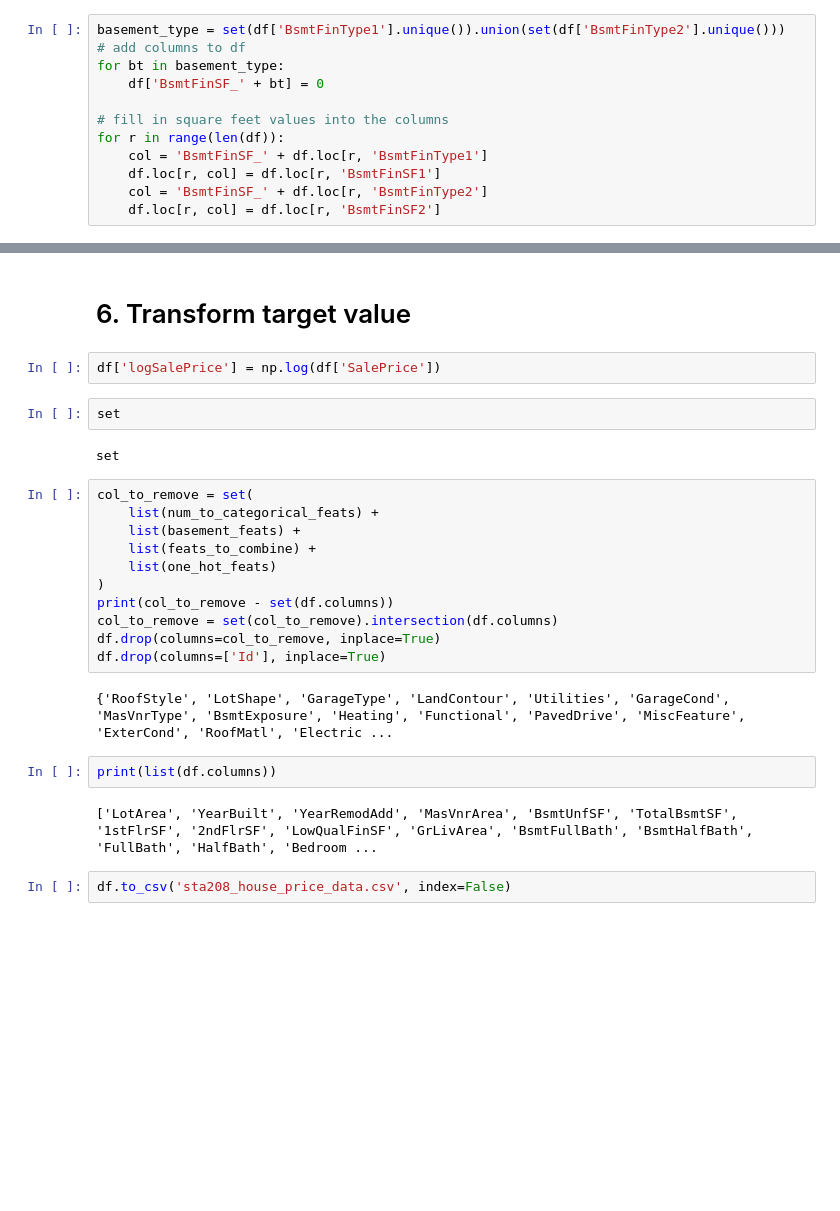
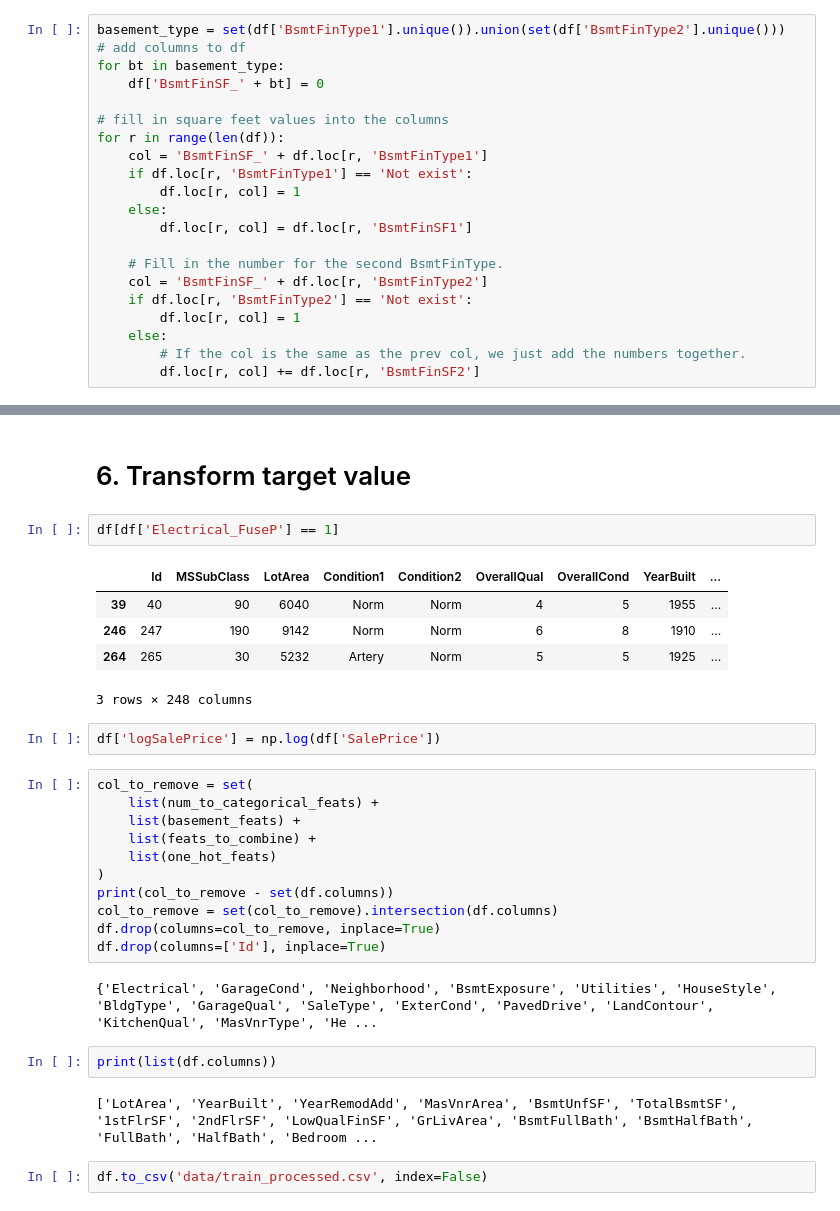
Before and after one commit to dehuihou/ames_house_price, a Jupyter notebook: sta208_final_project.ipynb, the cells around one changed output, grey strips where cells are left out. Saved outputs shown, nothing was run; the diff lists cells and outputs as text; blank space fills up the shorter version.

```diff
--- a/sta208_final_project.ipynb
+++ b/sta208_final_project.ipynb
@@ -318,9 +322,18 @@ for bt in basement_type:
 # fill in square feet values into the columns
 for r in range(len(df)):
     col = 'BsmtFinSF_' + df.loc[r, 'BsmtFinType1']
-    df.loc[r, col] = df.loc[r, 'BsmtFinSF1']
+    if df.loc[r, 'BsmtFinType1'] == 'Not exist':
+        df.loc[r, col] = 1
+    else:
+        df.loc[r, col] = df.loc[r, 'BsmtFinSF1']
+
+    # Fill in the number for the second BsmtFinType.
     col = 'BsmtFinSF_' + df.loc[r, 'BsmtFinType2']
-    df.loc[r, col] = df.loc[r, 'BsmtFinSF2']
+    if df.loc[r, 'BsmtFinType2'] == 'Not exist':
+        df.loc[r, col] = 1
+    else:
+        # If the col is the same as the prev col, we just add the numbers together.
+        df.loc[r, col] += df.loc[r, 'BsmtFinSF2']
 # %%
 def combine_features(df, feat1, feat2, feat_prefix):
     feat_levels = set(df[feat1].unique()).union(set(df[feat2].unique()))
@@ -481,12 +494,16 @@ df['Bedroom_Bath'] = df['BedroomAbvGr'] * df['FullBath']
 df['Living_Lot_Area'] = df['GrLivArea'] * df['LotArea']
 # %% [markdown]
 # 6. Transform target value
+# %%
+df[df['Electrical_FuseP'] == 1]
+# %% [output]
+|  | Id | MSSubClass | LotArea | Condition1 | Condition2 | OverallQual | OverallCond | YearBuilt | ... |
+| 39 | 40 | 90 | 6040 | Norm | Norm | 4 | 5 | 1955 | ... |
+| 246 | 247 | 190 | 9142 | Norm | Norm | 6 | 8 | 1910 | ... |
+| 264 | 265 | 30 | 5232 | Artery | Norm | 5 | 5 | 1925 | ... |
+3 rows × 248 columns
 # %%
 df['logSalePrice'] = np.log(df['SalePrice'])
-# %%
-set
-# %% [output]
-set
 # %%
 col_to_remove = set(
     list(num_to_categorical_feats) +
@@ -499,10 +516,10 @@ col_to_remove = set(col_to_remove).intersection(df.columns)
 df.drop(columns=col_to_remove, inplace=True)
 df.drop(columns=['Id'], inplace=True)
 # %% [output]
-{'RoofStyle', 'LotShape', 'GarageType', 'LandContour', 'Utilities', 'GarageCond', 'MasVnrType', 'BsmtExposure', 'Heating', 'Functional', 'PavedDrive', 'MiscFeature', 'ExterCond', 'RoofMatl', 'Electric ...
+{'Electrical', 'GarageCond', 'Neighborhood', 'BsmtExposure', 'Utilities', 'HouseStyle', 'BldgType', 'GarageQual', 'SaleType', 'ExterCond', 'PavedDrive', 'LandContour', 'KitchenQual', 'MasVnrType', 'He ...
 # %%
 print(list(df.columns))
 # %% [output]
 ['LotArea', 'YearBuilt', 'YearRemodAdd', 'MasVnrArea', 'BsmtUnfSF', 'TotalBsmtSF', '1stFlrSF', '2ndFlrSF', 'LowQualFinSF', 'GrLivArea', 'BsmtFullBath', 'BsmtHalfBath', 'FullBath', 'HalfBath', 'Bedroom ...
 # %%
-df.to_csv('sta208_house_price_data.csv', index=False)
+df.to_csv('data/train_processed.csv', index=False)
```
Also changed, not shown: parts of 8 cells of this notebook.
